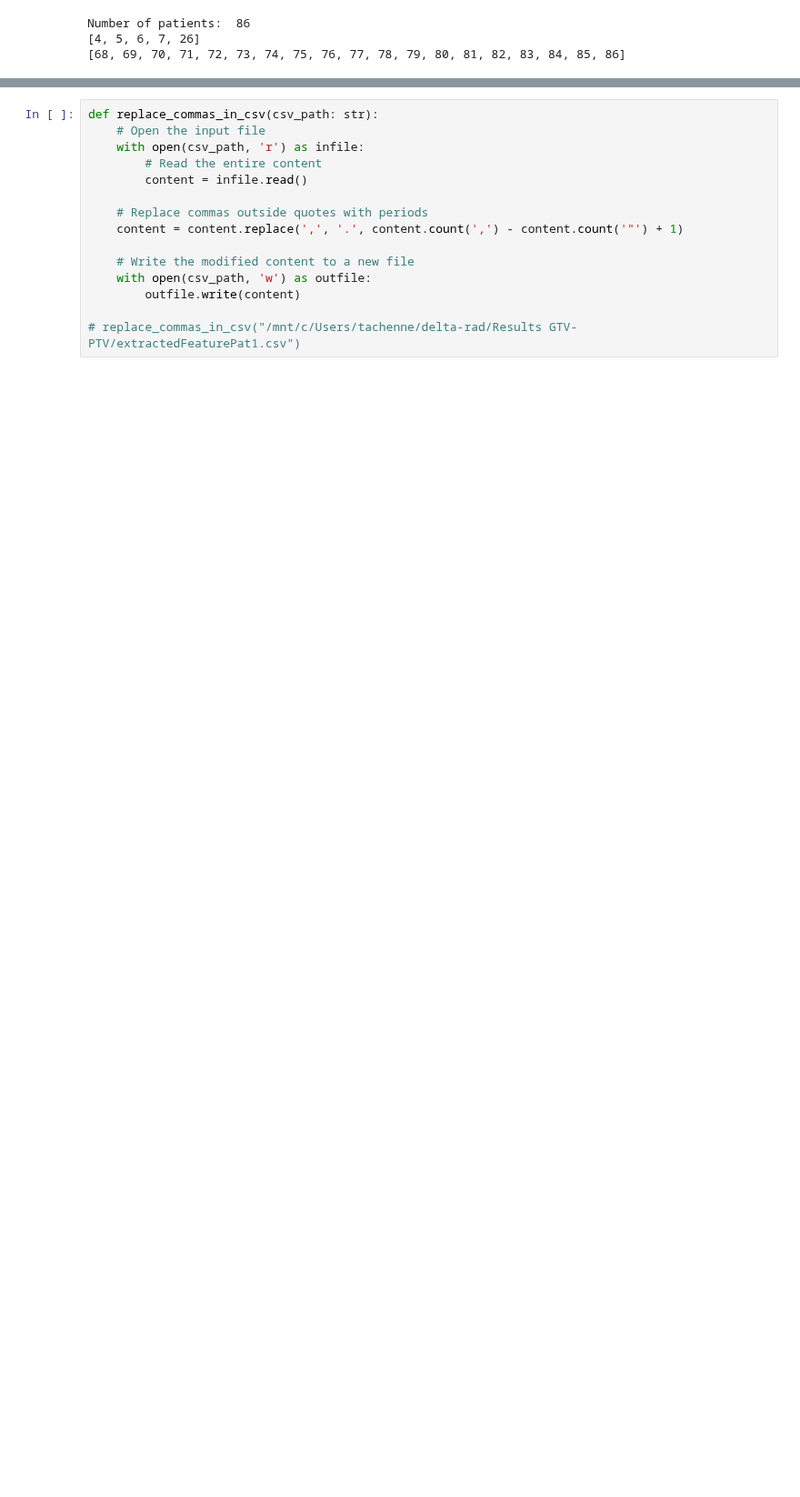
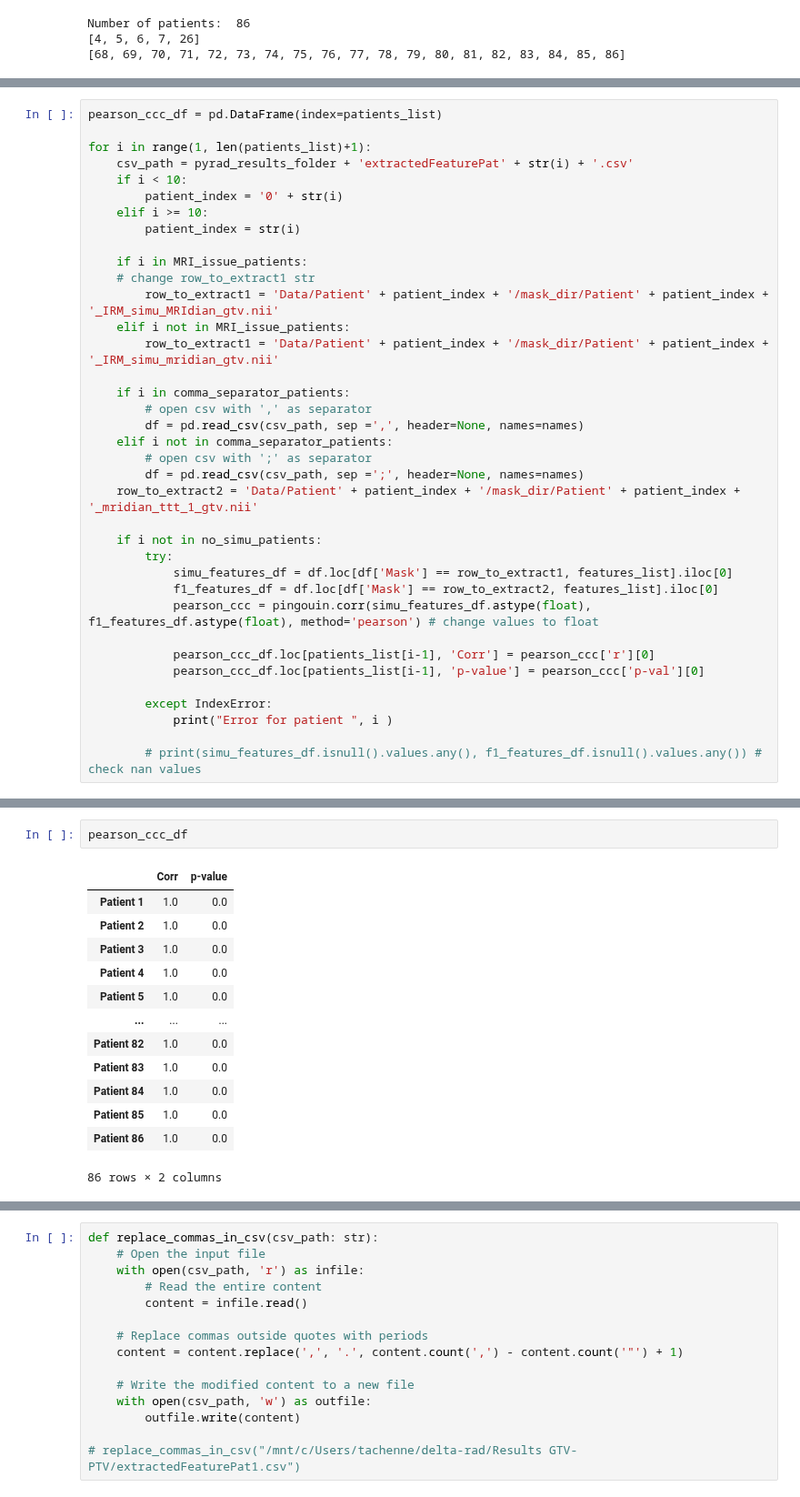
Before and after one commit to ftach/delta-rad, a Jupyter notebook: basic-data-analysis.ipynb, the cells around one changed output, grey strips where cells are left out. Shown at 91% size. Cells and saved outputs as stored; diff of their text form; blank space fills up the shorter version.

Commit message:
Computed Pearson corr between simu and F1

```diff
--- a/basic-data-analysis.ipynb
+++ b/basic-data-analysis.ipynb
@@ -246,0 +251,37 @@ Number of patients:  86
+# %%
+pearson_ccc_df = pd.DataFrame(index=patients_list)
+
+for i in range(1, len(patients_list)+1):
+    csv_path = pyrad_results_folder + 'extractedFeaturePat' + str(i) + '.csv'
+    if i < 10:
+        patient_index = '0' + str(i)
+    elif i >= 10:
+        patient_index = str(i)
+
+    if i in MRI_issue_patients:
+    # change row_to_extract1 str
+        row_to_extract1 = 'Data/Patient' + patient_index + '/mask_dir/Patient' + patient_index + '_IRM_simu_MRIdian_gtv.nii'
+    elif i not in MRI_issue_patients:
+        row_to_extract1 = 'Data/Patient' + patient_index + '/mask_dir/Patient' + patient_index + '_IRM_simu_mridian_gtv.nii'
+
+    if i in comma_separator_patients:
+        # open csv with ',' as separator
+        df = pd.read_csv(csv_path, sep =',', header=None, names=names)
+    elif i not in comma_separator_patients:
+        # open csv with ';' as separator
+        df = pd.read_csv(csv_path, sep =';', header=None, names=names)
+    row_to_extract2 = 'Data/Patient' + patient_index + '/mask_dir/Patient' + patient_index + '_mridian_ttt_1_gtv.nii'
+
+    if i not in no_simu_patients:
+        try:
+            simu_features_df = df.loc[df['Mask'] == row_to_extract1, features_list].iloc[0]
+            f1_features_df = df.loc[df['Mask'] == row_to_extract2, features_list].iloc[0]
+            pearson_ccc = pingouin.corr(simu_features_df.astype(float), f1_features_df.astype(float), method='pearson') # change values to float
+
+            pearson_ccc_df.loc[patients_list[i-1], 'Corr'] = pearson_ccc['r'][0]
+            pearson_ccc_df.loc[patients_list[i-1], 'p-value'] = pearson_ccc['p-val'][0]
+
+        except IndexError:
+            print("Error for patient ", i )
+
+        # print(simu_features_df.isnull().values.any(), f1_features_df.isnull().values.any()) # check nan values
@@ -246,0 +292,16 @@ Number of patients:  86
+# %%
+pearson_ccc_df
+# %% [output]
+|  | Corr | p-value |
+| Patient 1 | 1.0 | 0.0 |
+| Patient 2 | 1.0 | 0.0 |
+| Patient 3 | 1.0 | 0.0 |
+| Patient 4 | 1.0 | 0.0 |
+| Patient 5 | 1.0 | 0.0 |
+| ... | ... | ... |
+| Patient 82 | 1.0 | 0.0 |
+| Patient 83 | 1.0 | 0.0 |
+| Patient 84 | 1.0 | 0.0 |
+| Patient 85 | 1.0 | 0.0 |
+| Patient 86 | 1.0 | 0.0 |
+86 rows × 2 columns
```
Also changed, not shown: parts of 8 cells of this notebook.
